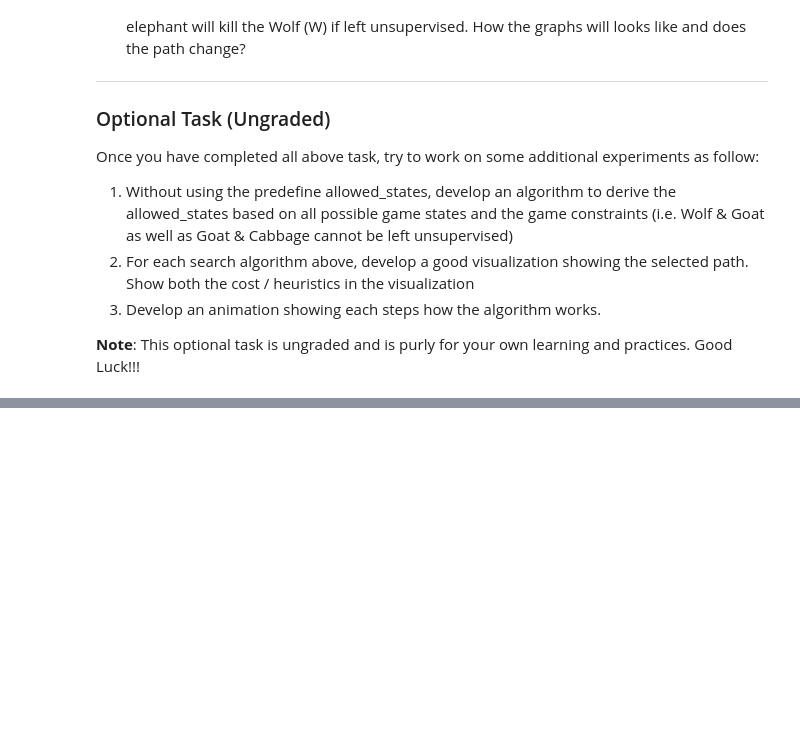
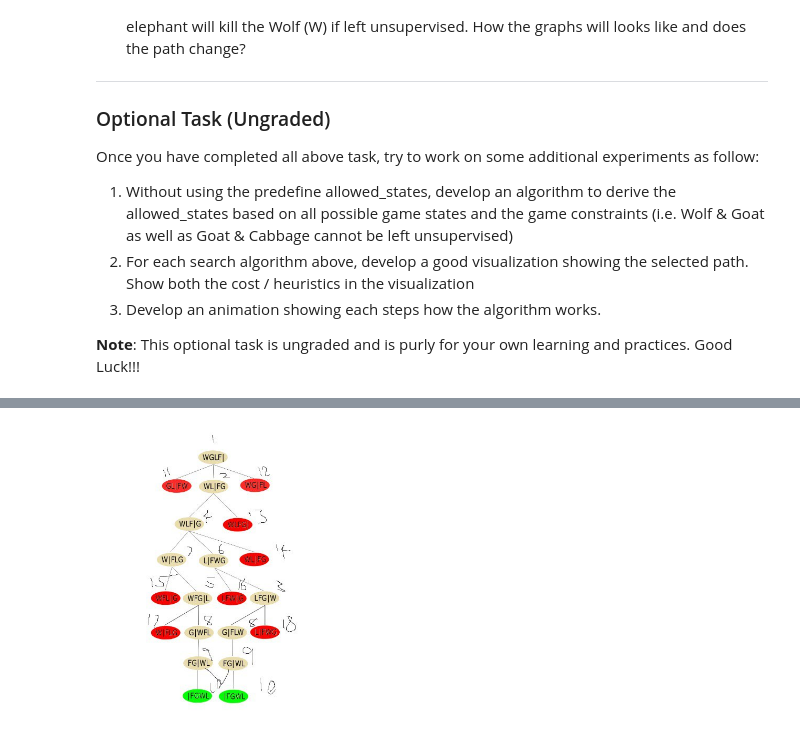
Before and after one commit to Noiderate/SC1015-MINI_PROJECT, a Jupyter notebook: Lab Exercise 8 (Default Topic)/Lab Exercise 8 Amu and Caven.ipynb, the cells around one changed output, grey strips where cells are left out. Saved outputs shown, nothing was run; the diff lists cells and outputs as text; code cells hidden in the pictures; blank space fills up the shorter version.

```diff
--- a/Lab Exercise 8 (Default Topic)/Lab Exercise 8 Amu and Caven.ipynb
+++ b/Lab Exercise 8 (Default Topic)/Lab Exercise 8 Amu and Caven.ipynb
@@ -571,0 +687,4 @@ Once you have completed all above task, try to work on some additional experimen
+# %%
+Image(filename='./images/states.jpeg')
+# %% [output]
+[figure, added]
```
Also changed, not shown: parts of 13 cells of this notebook, 1 other file.
